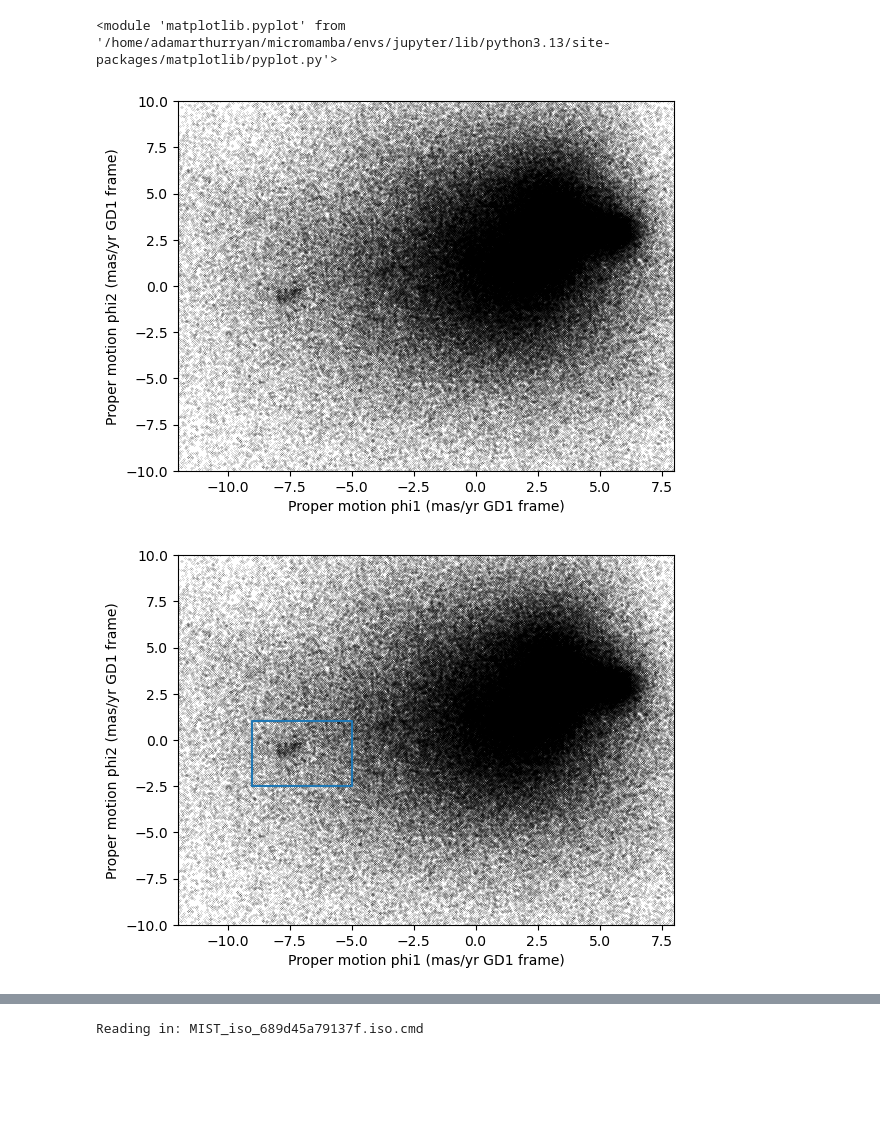
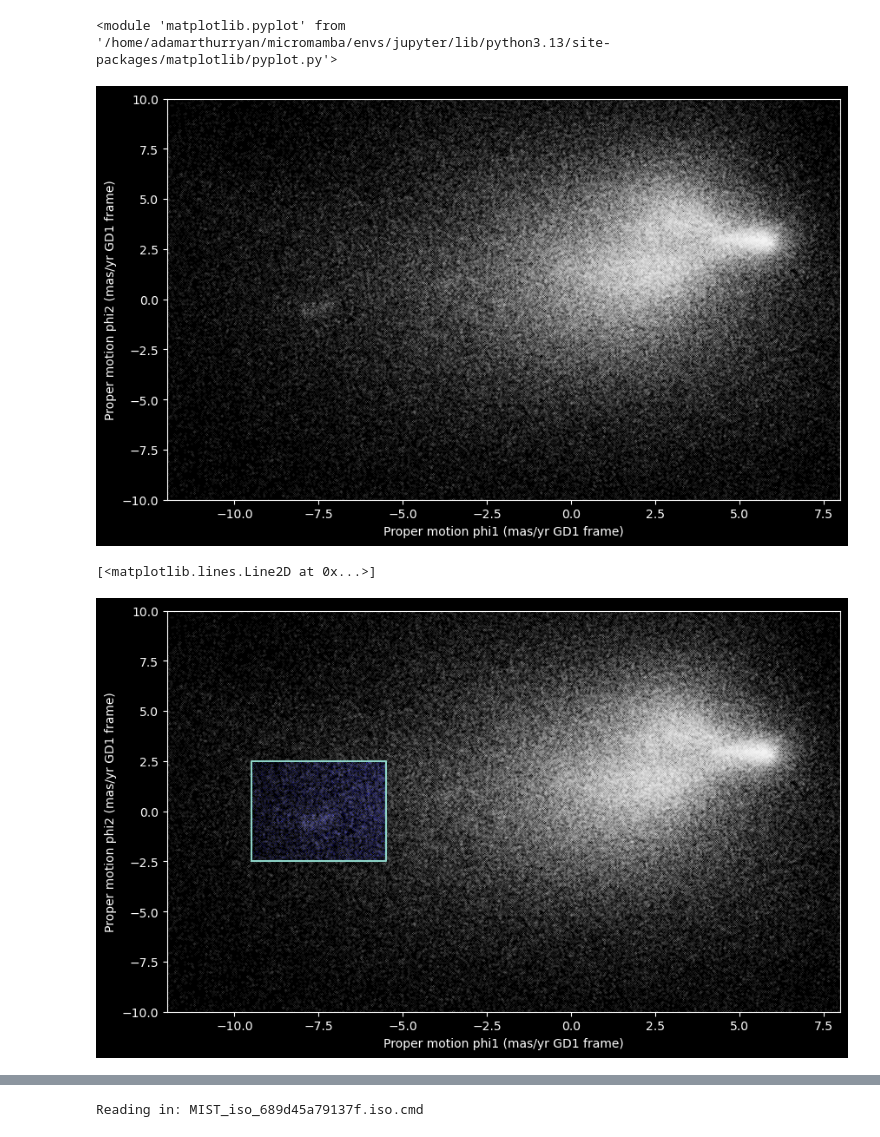
Before and after one commit to adamarthurryan/astro-data-in-python, a Jupyter notebook: refactored/02-choose-pm-range.ipynb, the cells around one changed output, grey strips where cells are left out. Saved outputs shown, nothing was run; the diff lists cells and outputs as text; code cells hidden in the pictures; blank space fills up the shorter version.

```diff
--- a/refactored/02-choose-pm-range.ipynb
+++ b/refactored/02-choose-pm-range.ipynb
@@ -9,6 +9,11 @@ icrs_corners_t = Table.read(previous_filename, path="ircs_corners")
 icrs_corners=SkyCoord(icrs_corners_t['ra'], icrs_corners_t['dec'], frame="icrs")
 # %%
 from common import plot_proper_motion
-plot_proper_motion(results_t)
+import matplotlib.pyplot as plt
+
+plt.figure(figsize=(10, 6))
+plt.style.use('dark_background')
+
+plot_proper_motion(results_t, decorator="wo")
 # %% [output]
 <module 'matplotlib.pyplot' from '/home/adamarthurryan/micromamba/envs/jupyter/lib/python3.13/site-packages/matplotlib/pyplot.py'>
@@ -16,21 +21,22 @@ plot_proper_motion(results_t)
 # %%
 # filter results to within +/- 2 degree of the centerline in GD1 frame
 
 # get the phi2 series
 phi2 = results_t["phi2"]
 
 # create a mask of values in range of +/- 1 deg from centerline
 phi2_range = (-3.0*u.degree, 3.0*u.degree)
 mask = (phi2 > phi2_range[0]) & (phi2 < phi2_range[1])
 
 # filter the results
 centerline_t = results_t[mask]
 
 #centerline_df.describe()
-plot_proper_motion(centerline_t)
+plt.figure(figsize=(10, 6))
+plot_proper_motion(centerline_t, decorator="wo")
 # %% [output]
 <module 'matplotlib.pyplot' from '/home/adamarthurryan/micromamba/envs/jupyter/lib/python3.13/site-packages/matplotlib/pyplot.py'>
-[figure, old version]
+[figure, new version]
 # %%
 # the overdense region around (-7.5, 0.0) is now more clear
 # select it with a rectangle
@@ -40,12 +46,12 @@ from common import make_rectangle, is_between
 
 import matplotlib.pyplot as plt
 
-pm1_range = (-9,-5)
-pm2_range = (-2.5, 1.0)
+#pm1_range = (-9,-5)
+#pm2_range = (-2.5, 1.0)
+pm1_range = (-9.5,-5.5)
+pm2_range = (-2.5, 2.5)
 pm1_rect, pm2_rect = make_rectangle(pm1_range, pm2_range)
 
-plot_proper_motion(centerline_t)
-plt.plot(pm1_rect, pm2_rect, '-')
 
 # create the selection table
 pm1 = results_t['pm_phi1']
@@ -54,9 +60,14 @@ pm2 = results_t['pm_phi2']
 mask = is_between(pm1, pm1_range) & is_between(pm2, pm2_range)
 selection_t = results_t[mask]
 
-#plot_proper_motion(selection_t, "gx")
+plt.figure(figsize=(10, 6))
+
+plot_proper_motion(centerline_t, decorator="wo")
+plot_proper_motion(selection_t, "bx", alpha=0.2)
+plt.plot(pm1_rect, pm2_rect, '-')
 # %% [output]
+[<matplotlib.lines.Line2D at 0x...>]
-[figure, old version]
+[figure, new version]
 # %%
 # now find a concave hull around the ICRS coordinates for this selection
 #########
```
Also changed, not shown: parts of 5 cells of this notebook, 6 other files.
